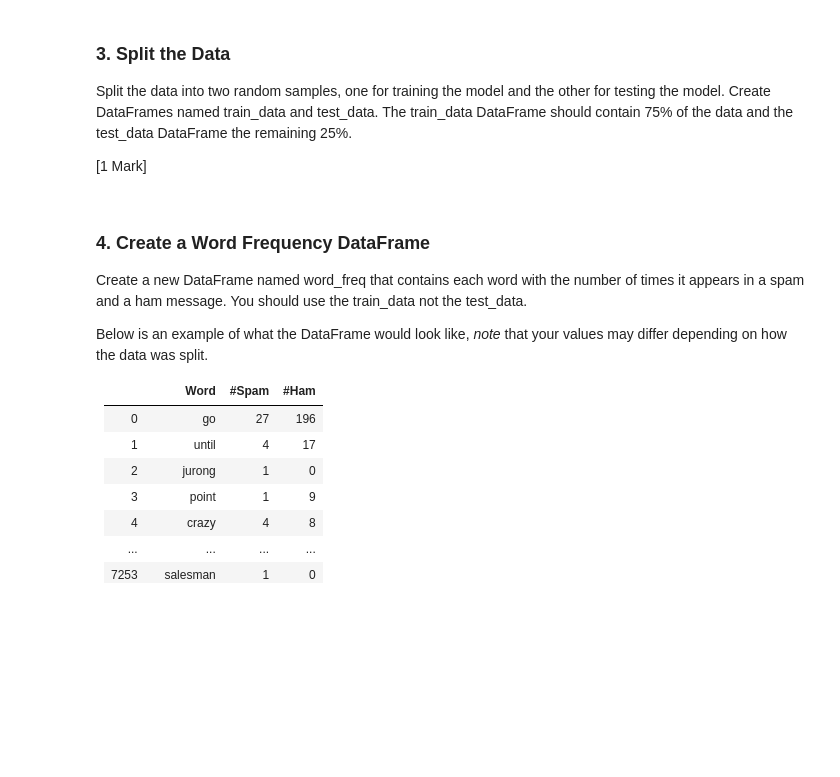
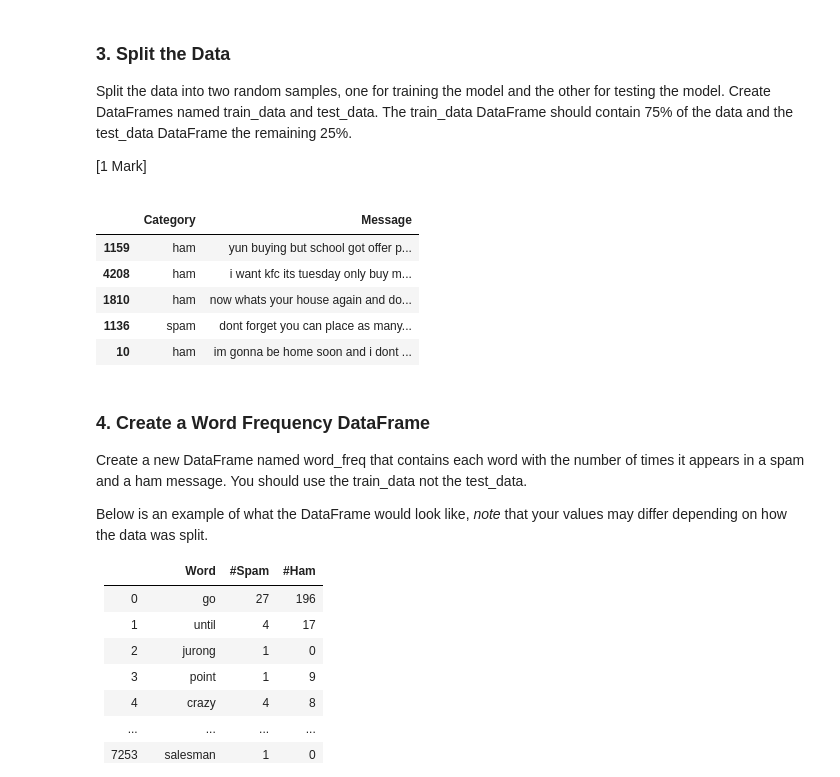
Before and after one commit to gurneetbhatia/Data-Science-Coursework-2, a Jupyter notebook: lab05_spam_filter_student(3).ipynb, the cells around one changed output. Drawn from its saved outputs; the diff is of its cells as text; code cells hidden in the pictures; blank space fills up the shorter version.

```diff
--- a/lab05_spam_filter_student(3).ipynb
+++ b/lab05_spam_filter_student(3).ipynb
@@ -136,3 +130,14 @@ test_data = clean.tail(test_size)
+# %%
+train_data = clean.sample(frac=0.75)
+test_data = clean.drop(train_data.index)
+train_data.head(5)
+# %% [output]
+|  | Category | Message |
+| 1159 | ham | yun buying but school got offer p... |
+| 4208 | ham | i want kfc its tuesday only buy m... |
+| 1810 | ham | now whats your house again and do... |
+| 1136 | spam | dont forget you can place as many... |
+| 10 | ham | im gonna be home soon and i dont ... |
 # %% [markdown]
 <h3>4. Create a Word Frequency DataFrame</h3>
 <p>Create a new DataFrame named word_freq that contains each word with the number of times it appears in a spam and a ham message.  You should use the train_data not the test_data.</p>
```
Also changed, not shown: parts of 6 cells of this notebook.
